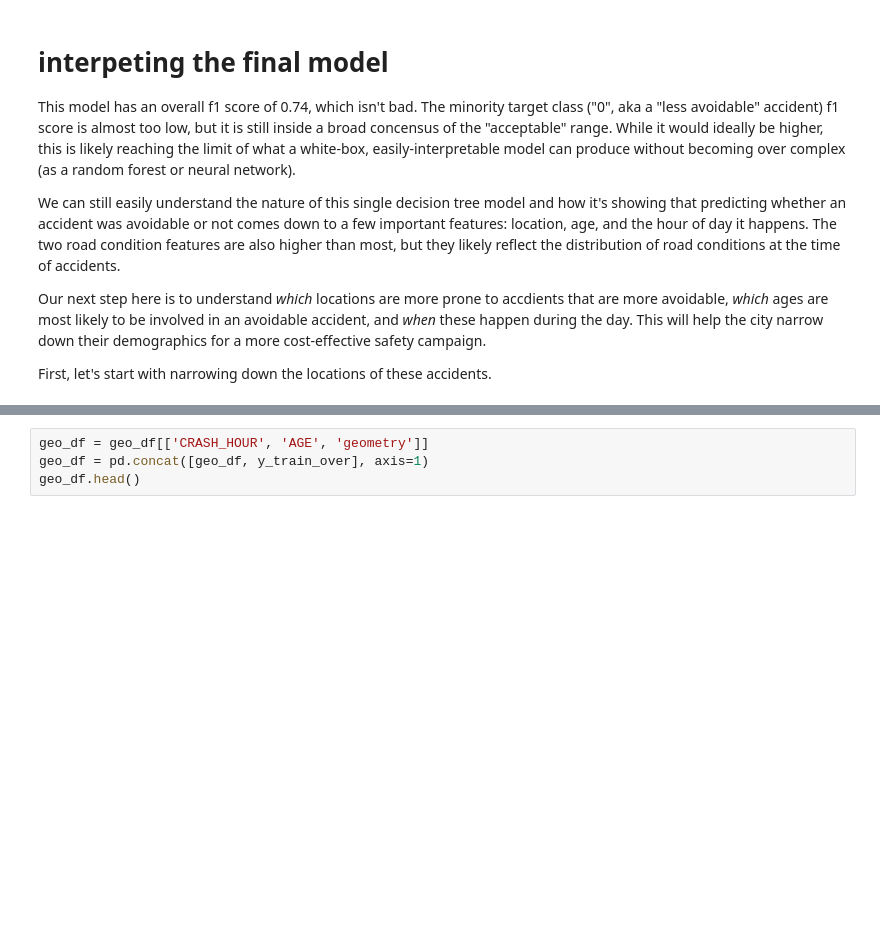
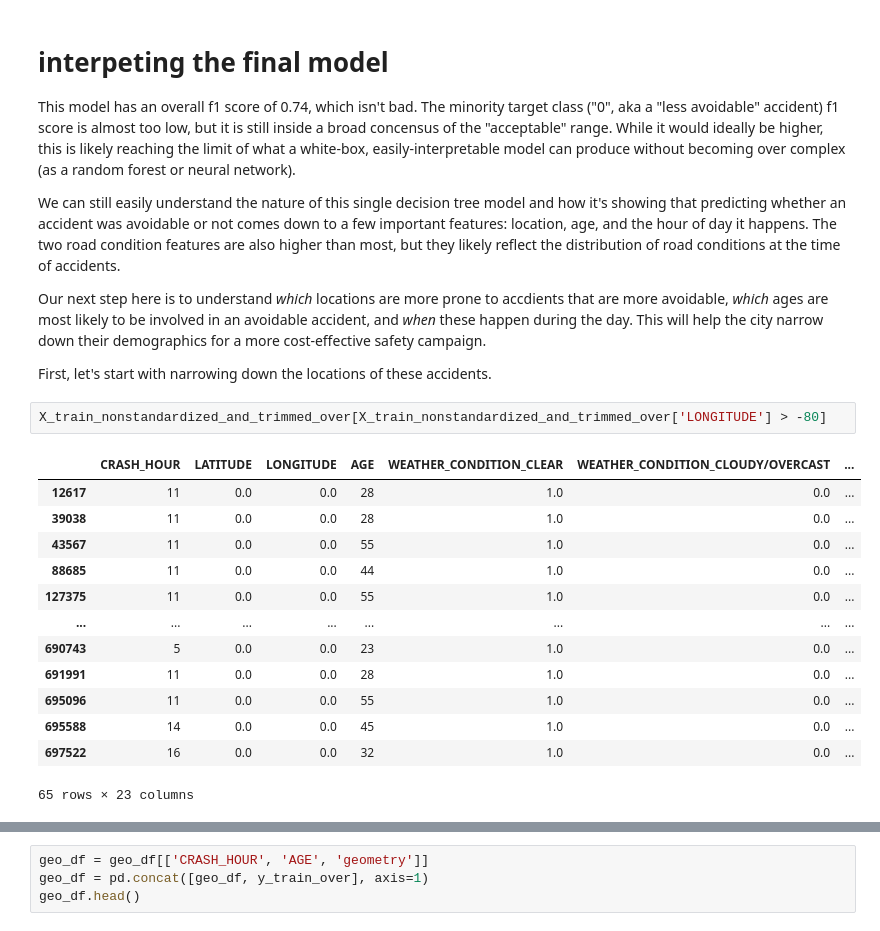
Before and after one commit to joeldmott/chicago_auto_accidents_project, a Jupyter notebook: project_notebook.ipynb, the cells around one changed output, grey strips where cells are left out. Cells and saved outputs as stored; diff of their text form; blank space fills up the shorter version.

```diff
--- a/project_notebook.ipynb
+++ b/project_notebook.ipynb
@@ -1614,3 +1614,19 @@ We can still easily understand the nature of this single decision tree model and
 Our next step here is to understand *which* locations are more prone to accdients that are more avoidable, *which* ages are most likely to be involved in an avoidable accident, and *when* these happen during the day. This will help the city narrow down their demographics for a more cost-effective safety campaign.
 
 First, let's start with narrowing down the locations of these accidents.
+# %%
+X_train_nonstandardized_and_trimmed_over[X_train_nonstandardized_and_trimmed_over['LONGITUDE'] > -80]
+# %% [output]
+|  | CRASH_HOUR | LATITUDE | LONGITUDE | AGE | WEATHER_CONDITION_CLEAR | WEATHER_CONDITION_CLOUDY/OVERCAST | ... |
+| 12617 | 11 | 0.0 | 0.0 | 28 | 1.0 | 0.0 | ... |
+| 39038 | 11 | 0.0 | 0.0 | 28 | 1.0 | 0.0 | ... |
+| 43567 | 11 | 0.0 | 0.0 | 55 | 1.0 | 0.0 | ... |
+| 88685 | 11 | 0.0 | 0.0 | 44 | 1.0 | 0.0 | ... |
+| 127375 | 11 | 0.0 | 0.0 | 55 | 1.0 | 0.0 | ... |
+| ... | ... | ... | ... | ... | ... | ... | ... |
+| 690743 | 5 | 0.0 | 0.0 | 23 | 1.0 | 0.0 | ... |
+| 691991 | 11 | 0.0 | 0.0 | 28 | 1.0 | 0.0 | ... |
+| 695096 | 11 | 0.0 | 0.0 | 55 | 1.0 | 0.0 | ... |
+| 695588 | 14 | 0.0 | 0.0 | 45 | 1.0 | 0.0 | ... |
+| 697522 | 16 | 0.0 | 0.0 | 32 | 1.0 | 0.0 | ... |
+65 rows × 23 columns
```
Also changed, not shown: parts of 5 cells of this notebook.
